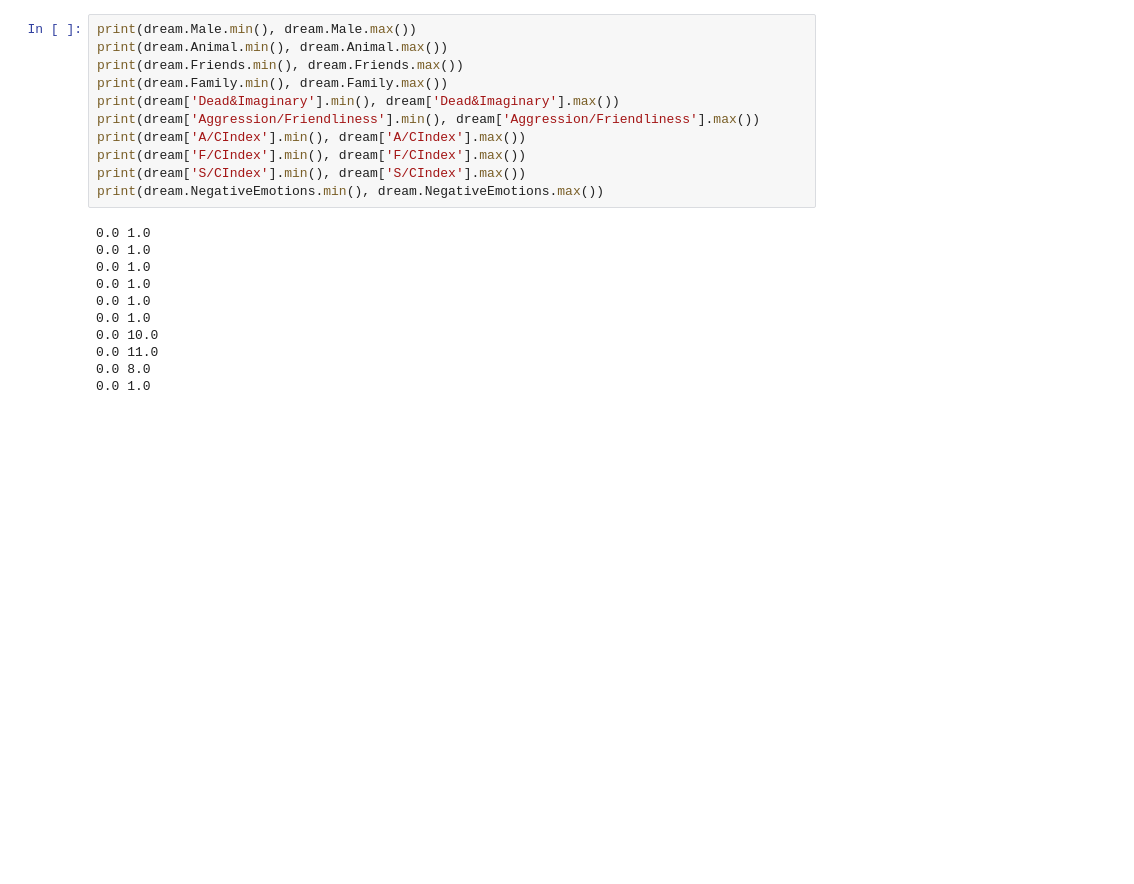
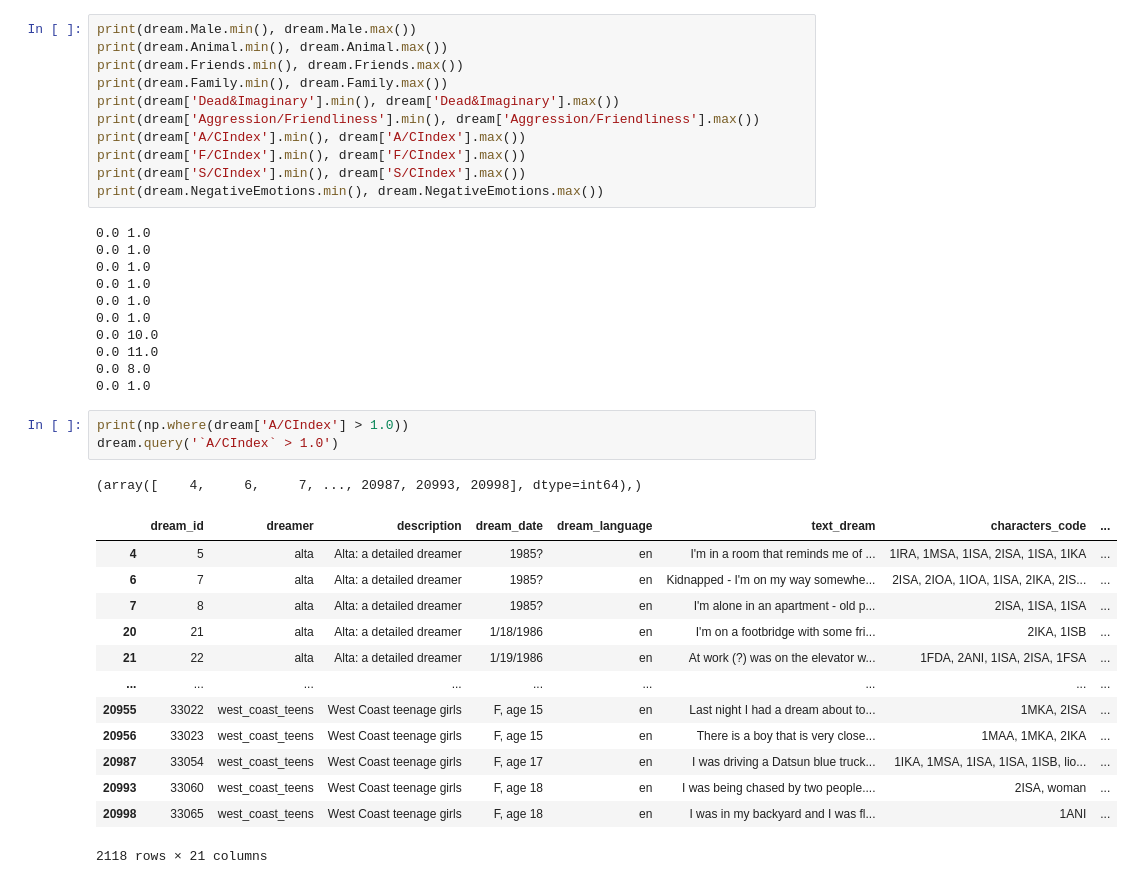
Before and after one commit to erika-ld/CPSC483-Machine-Learning-Project, a Jupyter notebook: data_preprocessing.ipynb, the cells around one changed output. Saved outputs shown, nothing was run; the diff lists cells and outputs as text; blank space fills up the shorter version.

Commit message:
Small data preprocessing to see where certain values exceed a given parameter

```diff
--- a/data_preprocessing.ipynb
+++ b/data_preprocessing.ipynb
@@ -81,3 +81,21 @@ print(dream.NegativeEmotions.min(), dream.NegativeEmotions.max())
 0.0 11.0
 0.0 8.0
 0.0 1.0
+# %%
+print(np.where(dream['A/CIndex'] > 1.0))
+dream.query('`A/CIndex` > 1.0')
+# %% [output]
+(array([    4,     6,     7, ..., 20987, 20993, 20998], dtype=int64),)
+|  | dream_id | dreamer | description | dream_date | dream_language | text_dream | characters_code | ... |
+| 4 | 5 | alta | Alta: a detailed dreamer | 1985? | en | I'm in a room that reminds me of ... | 1IRA, 1MSA, 1ISA, 2ISA, 1ISA, 1IKA | ... |
+| 6 | 7 | alta | Alta: a detailed dreamer | 1985? | en | Kidnapped - I'm on my way somewhe... | 2ISA, 2IOA, 1IOA, 1ISA, 2IKA, 2IS... | ... |
+| 7 | 8 | alta | Alta: a detailed dreamer | 1985? | en | I'm alone in an apartment - old p... | 2ISA, 1ISA, 1ISA | ... |
+| 20 | 21 | alta | Alta: a detailed dreamer | 1/18/1986 | en | I'm on a footbridge with some fri... | 2IKA, 1ISB | ... |
+| 21 | 22 | alta | Alta: a detailed dreamer | 1/19/1986 | en | At work (?) was on the elevator w... | 1FDA, 2ANI, 1ISA, 2ISA, 1FSA | ... |
+| ... | ... | ... | ... | ... | ... | ... | ... | ... |
+| 20955 | 33022 | west_coast_teens | West Coast teenage girls | F, age 15 | en | Last night I had a dream about to... | 1MKA, 2ISA | ... |
+| 20956 | 33023 | west_coast_teens | West Coast teenage girls | F, age 15 | en | There is a boy that is very close... | 1MAA, 1MKA, 2IKA | ... |
+| 20987 | 33054 | west_coast_teens | West Coast teenage girls | F, age 17 | en | I was driving a Datsun blue truck... | 1IKA, 1MSA, 1ISA, 1ISA, 1ISB, lio... | ... |
+| 20993 | 33060 | west_coast_teens | West Coast teenage girls | F, age 18 | en | I was being chased by two people.... | 2ISA, woman | ... |
+| 20998 | 33065 | west_coast_teens | West Coast teenage girls | F, age 18 | en | I was in my backyard and I was fl... | 1ANI | ... |
+2118 rows × 21 columns
```
Also changed, not shown: parts of 2 cells of this notebook.
